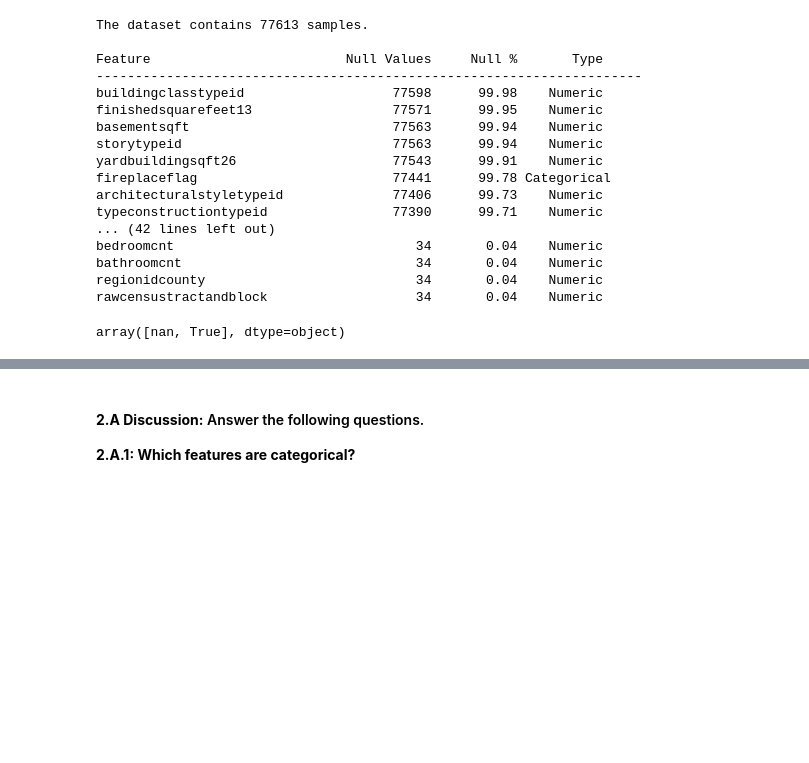
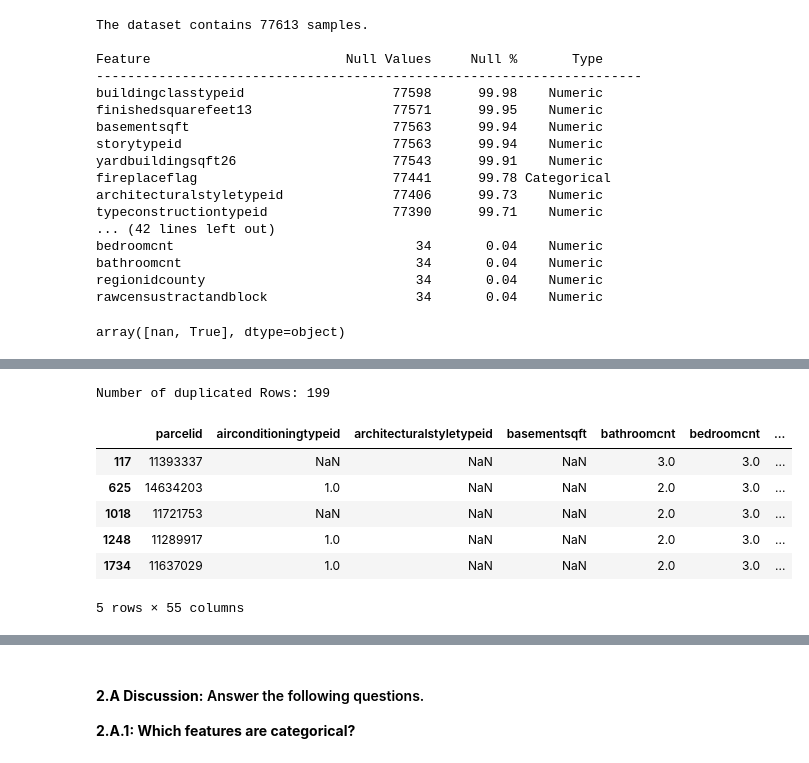
Before and after one commit to LeeMcFarling/Module_3_Milestone_1, a Jupyter notebook: Milestone_01.ipynb, the cells around one changed output, grey strips where cells are left out. Saved outputs shown, nothing was run; the diff lists cells and outputs as text; code cells hidden in the pictures; blank space fills up the shorter version.

```diff
--- a/Milestone_01.ipynb
+++ b/Milestone_01.ipynb
@@ -251,0 +307,21 @@ array([nan, True], dtype=object)
+# %%
+number_of_duplicates = df['parcelid'].duplicated().sum()
+print(f"Number of duplicated Rows: {number_of_duplicates:,d}")
+
+# show duplicated if any:
+if  number_of_duplicates > 0:
+    df_duplicates = df[df['parcelid'].duplicated()]
+    # clean up from duplicates
+else:
+    print("No duplicates found.")
+
+df_duplicates.head()
+# %% [output]
+Number of duplicated Rows: 199
+|  | parcelid | airconditioningtypeid | architecturalstyletypeid | basementsqft | bathroomcnt | bedroomcnt | ... |
+| 117 | 11393337 | NaN | NaN | NaN | 3.0 | 3.0 | ... |
+| 625 | 14634203 | 1.0 | NaN | NaN | 2.0 | 3.0 | ... |
+| 1018 | 11721753 | NaN | NaN | NaN | 2.0 | 3.0 | ... |
+| 1248 | 11289917 | 1.0 | NaN | NaN | 2.0 | 3.0 | ... |
+| 1734 | 11637029 | 1.0 | NaN | NaN | 2.0 | 3.0 | ... |
+5 rows × 55 columns
```
Also changed, not shown: parts of 11 cells of this notebook.
